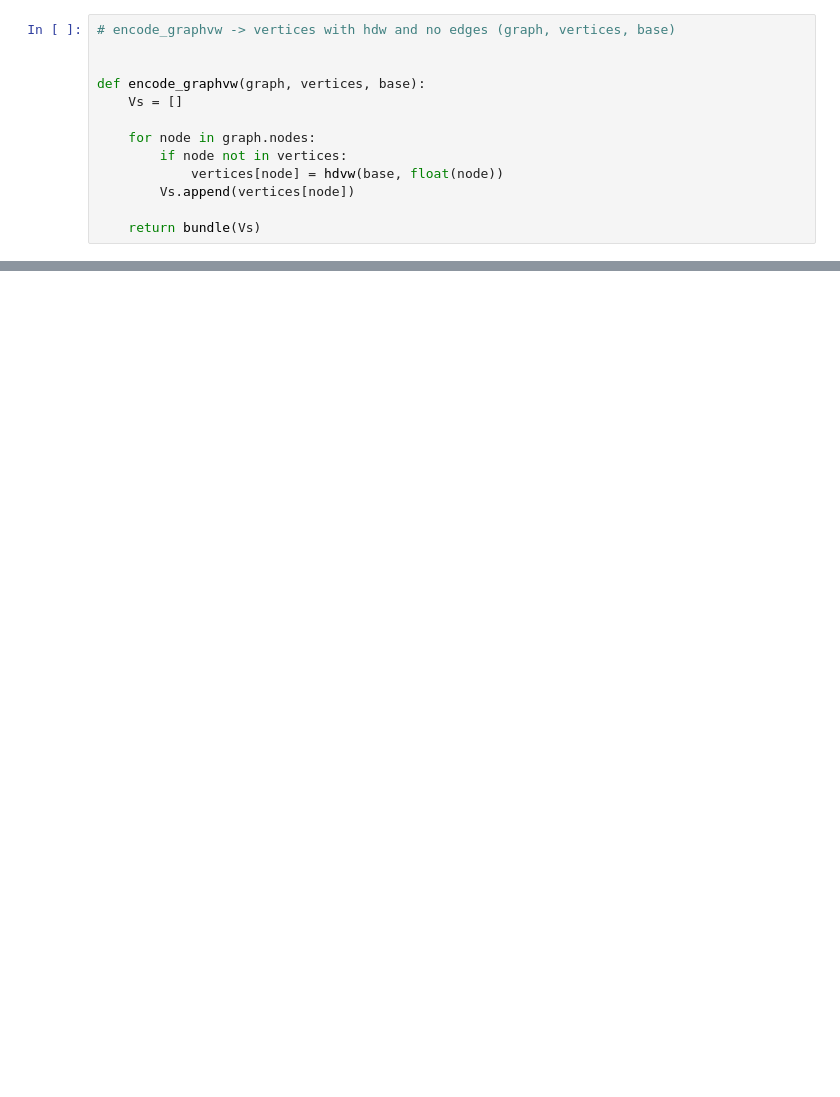
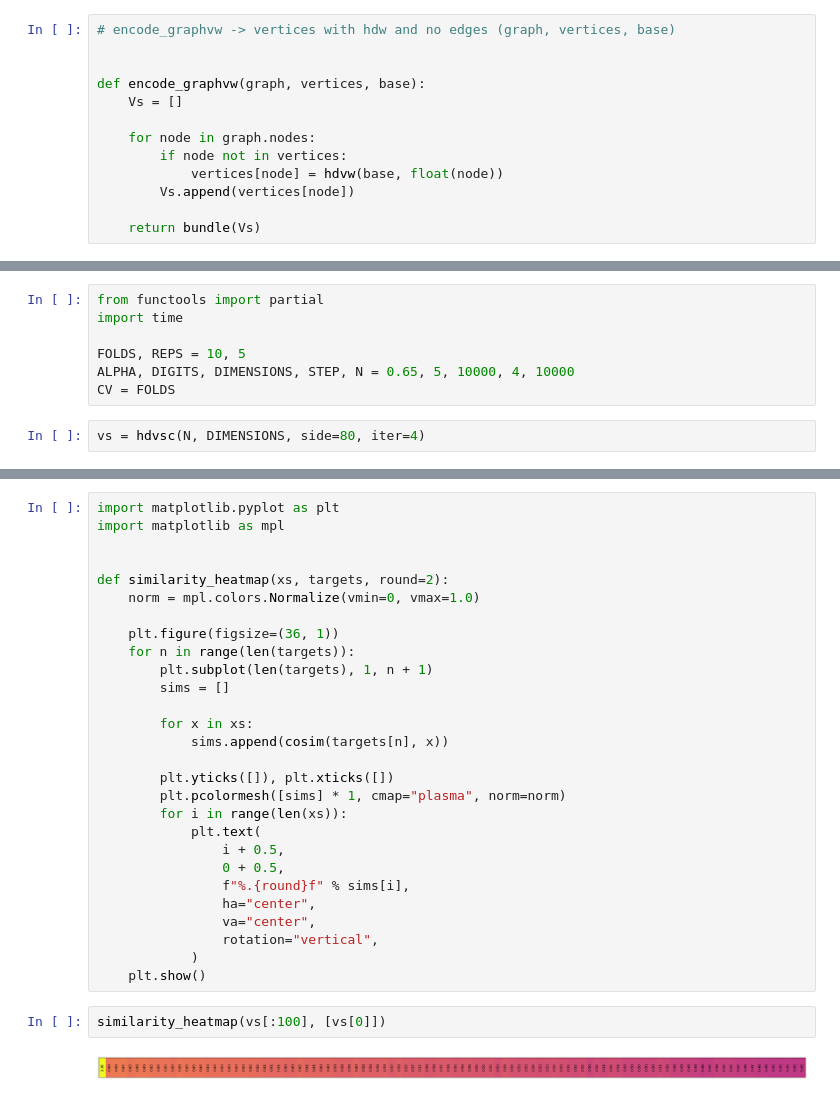
Before and after one commit to ignaciosica/hdc, a Jupyter notebook: papers/graph/graph.ipynb, the cells around one changed output, grey strips where cells are left out. Saved outputs shown, nothing was run; the diff lists cells and outputs as text; blank space fills up the shorter version.

```diff
--- a/papers/graph/graph.ipynb
+++ b/papers/graph/graph.ipynb
@@ -123 +133,10 @@ MUTAG = load_dataset("graphs-datasets/MUTAG")["train"]
+# %%
+from functools import partial
+import time
+
+FOLDS, REPS = 10, 5
+ALPHA, DIGITS, DIMENSIONS, STEP, N = 0.65, 5, 10000, 4, 10000
+CV = FOLDS
+# %%
+vs = hdvsc(N, DIMENSIONS, side=80, iter=4)
 # %%
@@ -163,0 +177,32 @@ S => 0.83158 T => 0.42680
+# %%
+import matplotlib.pyplot as plt
+import matplotlib as mpl
+
+
+def similarity_heatmap(xs, targets, round=2):
+    norm = mpl.colors.Normalize(vmin=0, vmax=1.0)
+
+    plt.figure(figsize=(36, 1))
+    for n in range(len(targets)):
+        plt.subplot(len(targets), 1, n + 1)
+        sims = []
+
+        for x in xs:
+            sims.append(cosim(targets[n], x))
+
+        plt.yticks([]), plt.xticks([])
+        plt.pcolormesh([sims] * 1, cmap="plasma", norm=norm)
+        for i in range(len(xs)):
+            plt.text(
+                i + 0.5,
+                0 + 0.5,
+                f"%.{round}f" % sims[i],
+                ha="center",
+                va="center",
+                rotation="vertical",
+            )
+    plt.show()
+# %%
+similarity_heatmap(vs[:100], [vs[0]])
+# %% [output]
+[figure, added]
```
Also changed, not shown: parts of 9 cells of this notebook, 2 other files.
